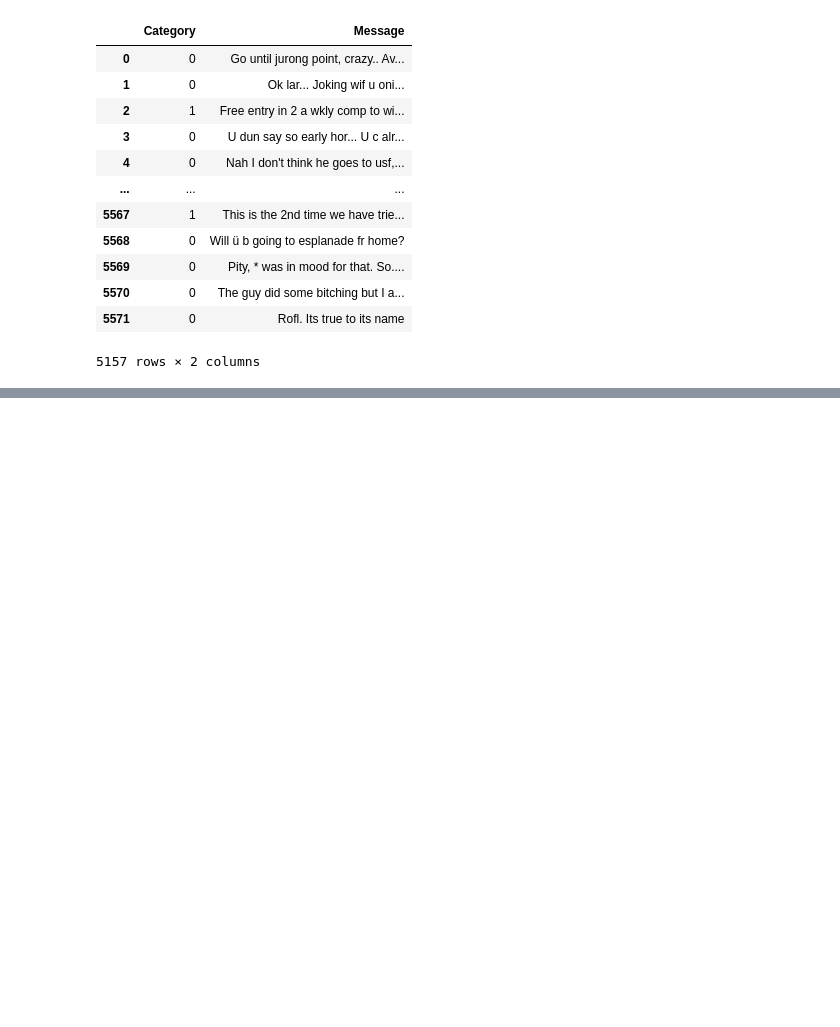
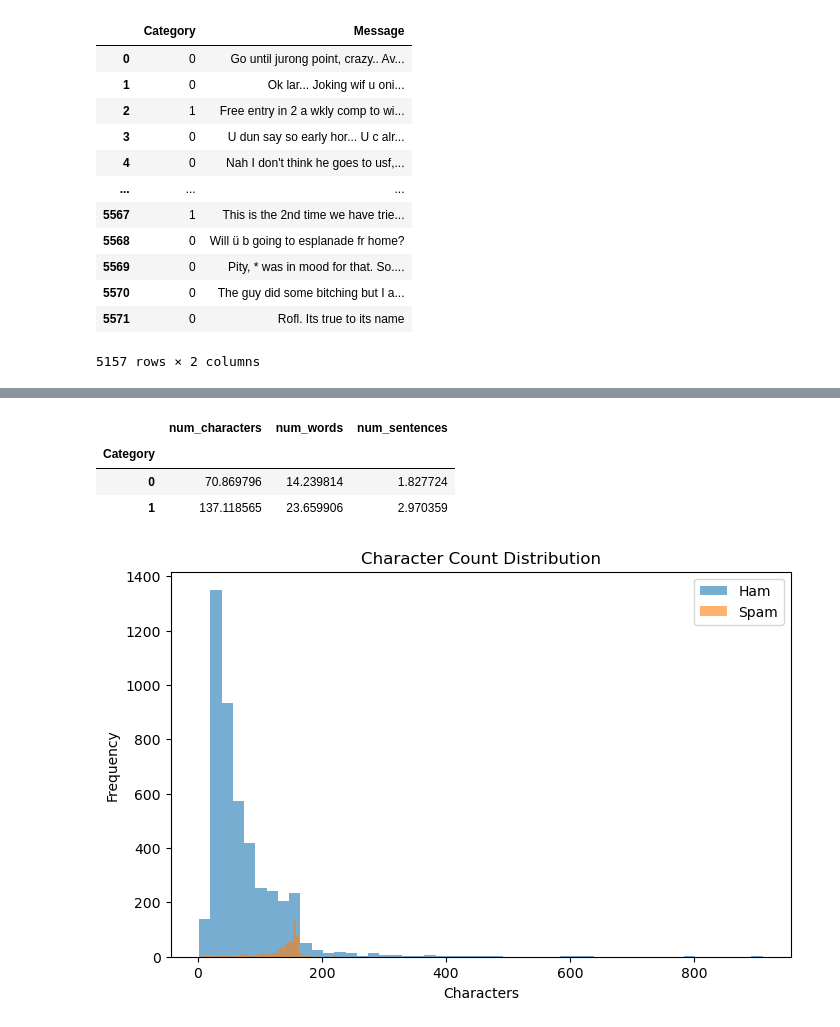
Before and after one commit to amrutagawade35-bit/Project, a Jupyter notebook: Cleaned_data.ipynb, the cells around one changed output, grey strips where cells are left out. Cells and saved outputs as stored; diff of their text form; code cells hidden in the pictures; blank space fills up the shorter version.

```diff
--- a/Cleaned_data.ipynb
+++ b/Cleaned_data.ipynb
@@ -87,0 +135,8 @@ df.to_csv("clean_spam.csv", index=False)
+# %%
+df['num_characters'] = df['Message'].apply(len)
+
+df['num_words'] = df['Message'].apply(lambda x: len(x.split()))
+
+df['num_sentences'] = df['Message'].apply(
+    lambda x: len(nltk.sent_tokenize(x))
+)
@@ -87,0 +155,30 @@ df.to_csv("clean_spam.csv", index=False)
+# %%
+df.groupby('Category')[['num_characters',
+                        'num_words',
+                        'num_sentences']].mean()
+# %% [output]
+|  | num_characters | num_words | num_sentences |
+| Category |  |  |  |
+| 0 | 70.869796 | 14.239814 | 1.827724 |
+| 1 | 137.118565 | 23.659906 | 2.970359 |
+# %%
+plt.figure(figsize=(8,5))
+
+plt.hist(df[df['Category']==0]['num_characters'],
+         bins=50,
+         alpha=0.6,
+         label="Ham")
+
+plt.hist(df[df['Category']==1]['num_characters'],
+         bins=50,
+         alpha=0.6,
+         label="Spam")
+
+plt.xlabel("Characters")
+plt.ylabel("Frequency")
+plt.title("Character Count Distribution")
+plt.legend()
+
+plt.show()
+# %% [output]
+[figure, added]
```
Also changed, not shown: parts of 8 cells of this notebook.
